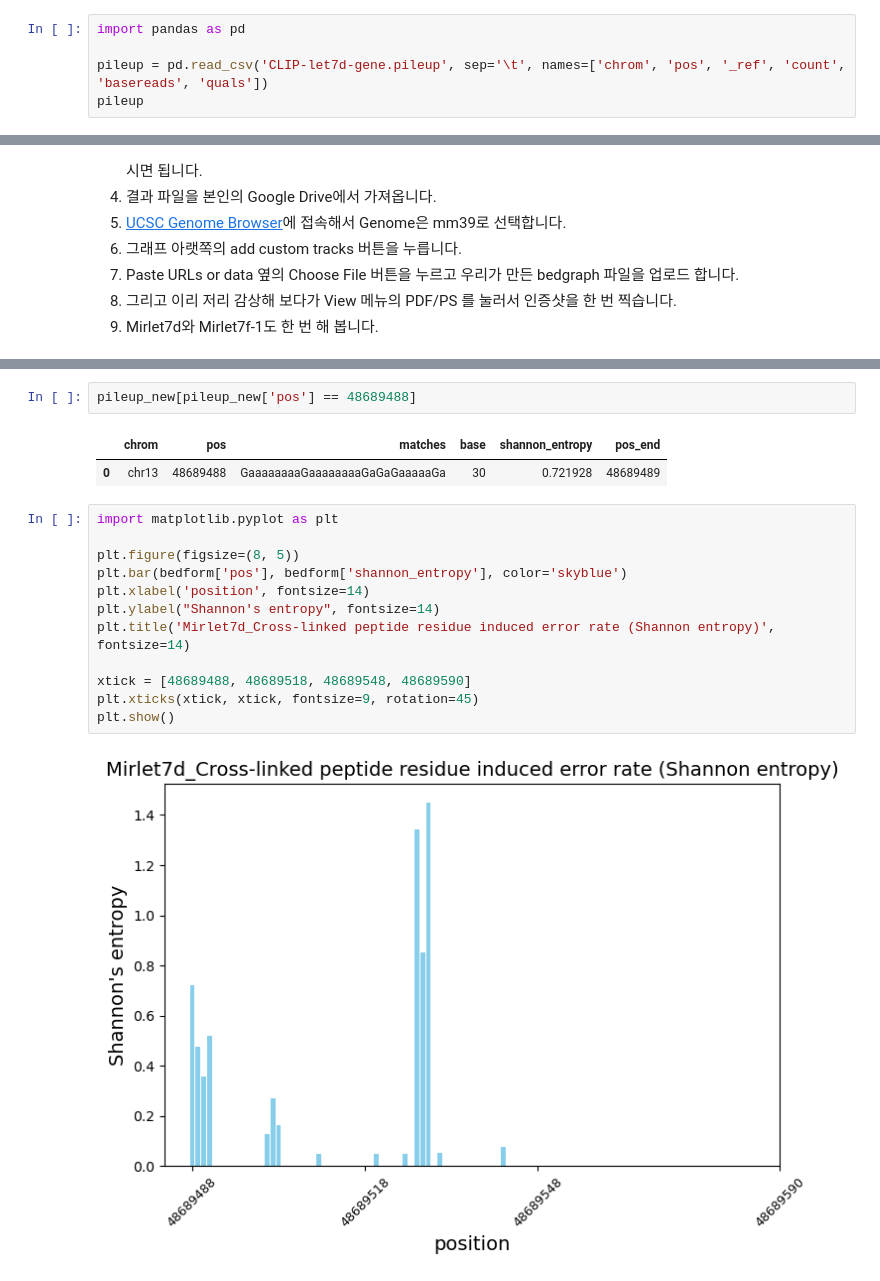
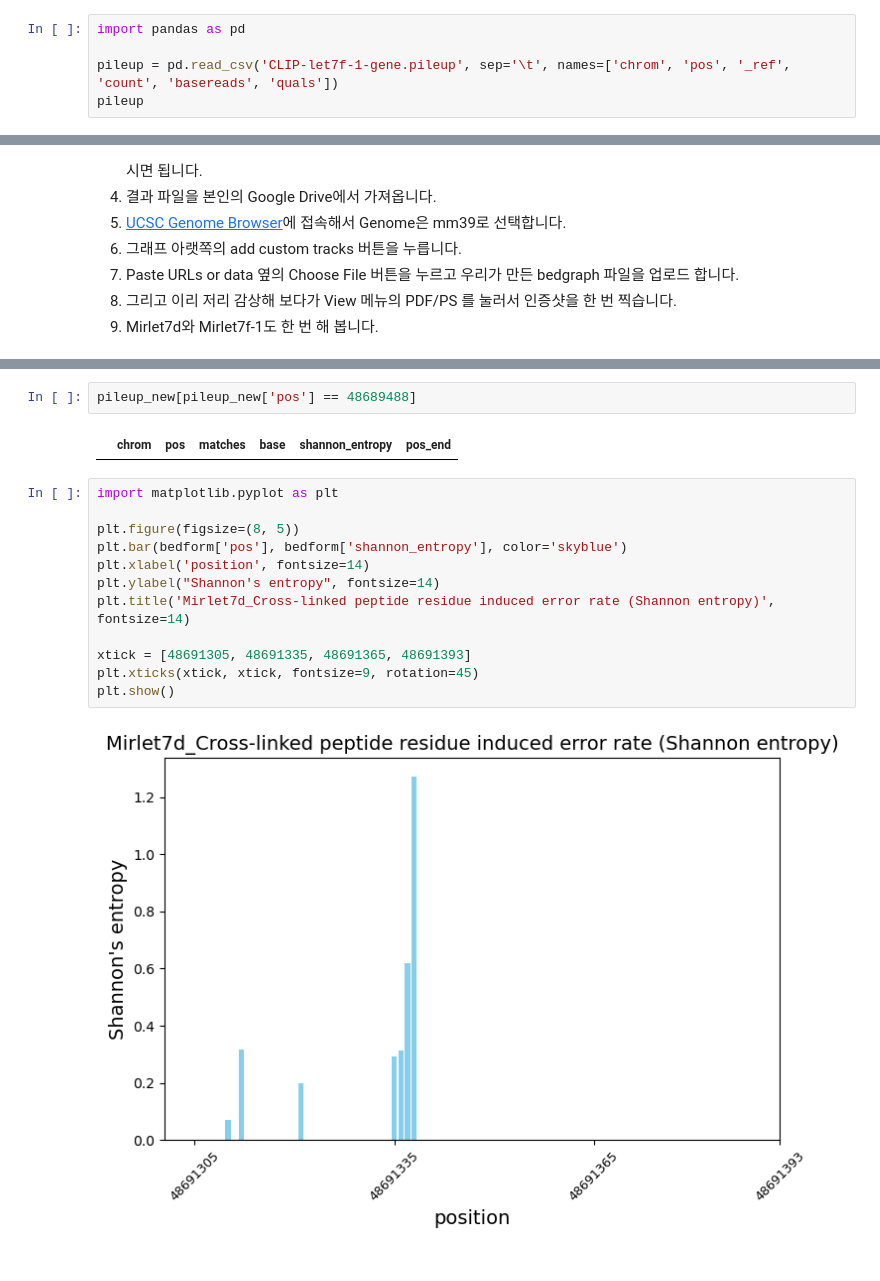
Before and after one commit to yeekyung/MYK_bioinformatics, a Jupyter notebook: CoLab_TermProj_2024_3_3.ipynb, the cells around one changed output, grey strips where cells are left out. Saved outputs shown, nothing was run; the diff lists cells and outputs as text.

```diff
--- a/CoLab_TermProj_2024_3_3.ipynb
+++ b/CoLab_TermProj_2024_3_3.ipynb
@@ -120,7 +120,7 @@ chr13   48689574        N       6       c$c$c$c$c$c$    ;GGIGG
 # %%
 import pandas as pd
 
-pileup = pd.read_csv('CLIP-let7d-gene.pileup', sep='\t', names=['chrom', 'pos', '_ref', 'count', 'basereads', 'quals'])
+pileup = pd.read_csv('CLIP-let7f-1-gene.pileup', sep='\t', names=['chrom', 'pos', '_ref', 'count', 'basereads', 'quals'])
 pileup
 # %% [output]
 |  | chrom | pos | _ref | count | basereads | quals |
@@ -271,18 +271,17 @@ See the caveats in the documentation: https://pandas.pydata.org/pandas-docs/stab
 pileup_new[pileup_new['pos'] == 48689488]
 # %% [output]
 |  | chrom | pos | matches | base | shannon_entropy | pos_end |
-| 0 | chr13 | 48689488 | GaaaaaaaaGaaaaaaaaGaGaGaaaaaGa | 30 | 0.721928 | 48689489 |
 # %%
 import matplotlib.pyplot as plt
 
 plt.figure(figsize=(8, 5))
 plt.bar(bedform['pos'], bedform['shannon_entropy'], color='skyblue')
 plt.xlabel('position', fontsize=14)
 plt.ylabel("Shannon's entropy", fontsize=14)
 plt.title('Mirlet7d_Cross-linked peptide residue induced error rate (Shannon entropy)', fontsize=14)
 
-xtick = [48689488, 48689518, 48689548, 48689590]
+xtick = [48691305, 48691335, 48691365, 48691393]
 plt.xticks(xtick, xtick, fontsize=9, rotation=45)
 plt.show()
 # %% [output]
-[figure, old version]
+[figure, new version]
```
Also changed, not shown: parts of 11 cells of this notebook.
